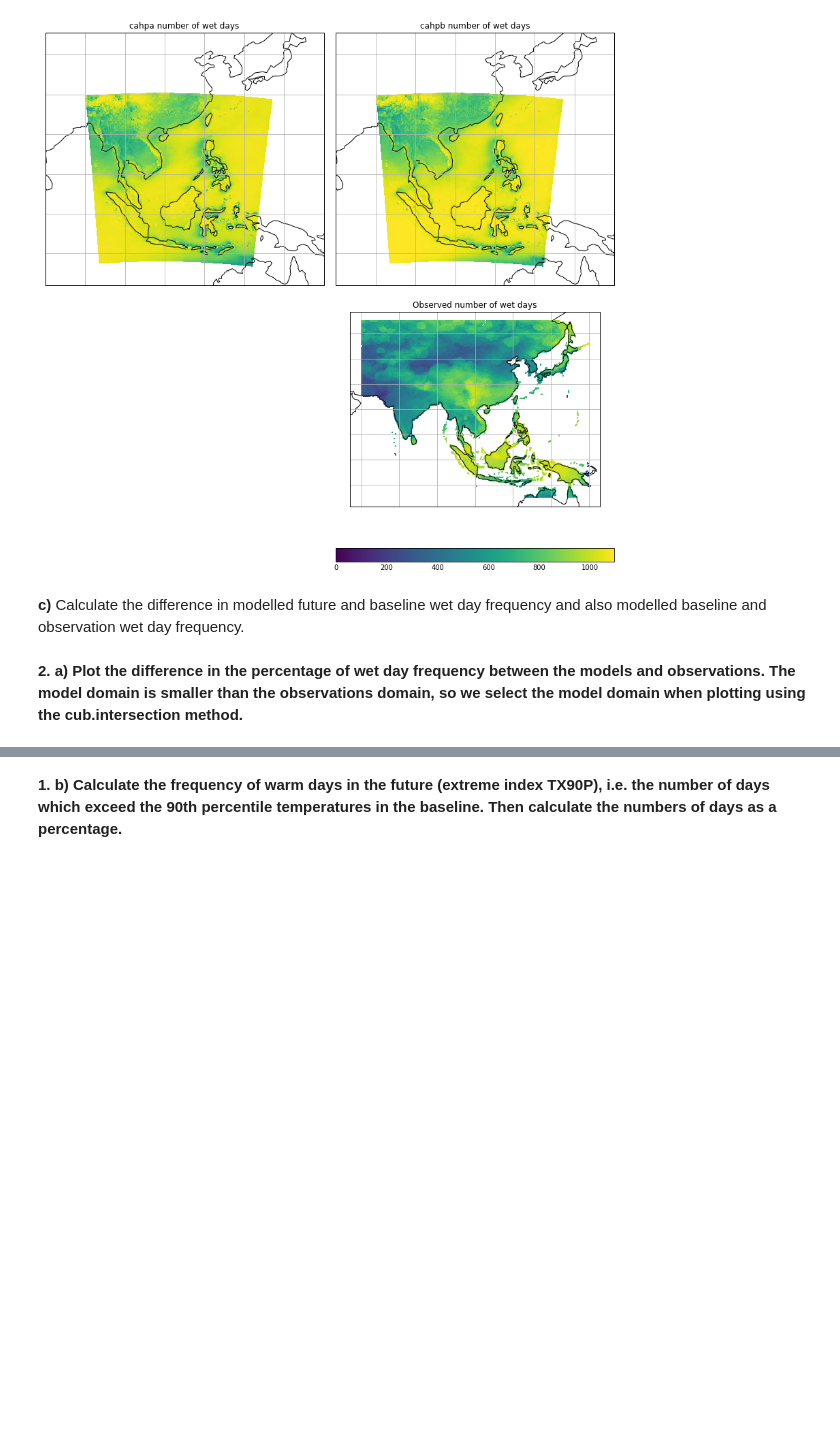
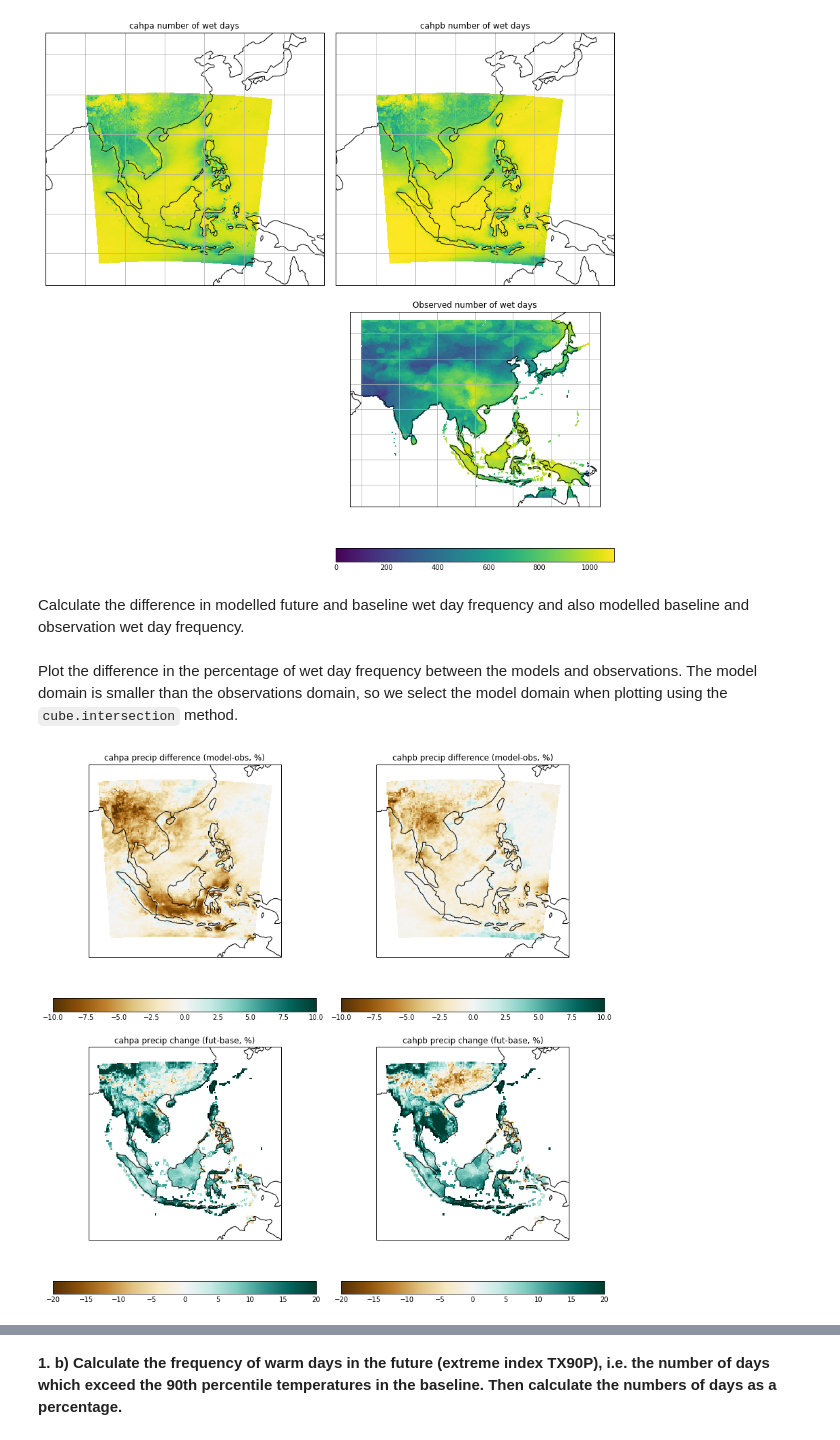
Before and after one commit to MetOffice/PyPRECIS, a Jupyter notebook: notebooks/worksheet3.ipynb, the cells around one changed output, grey strips where cells are left out. Saved outputs shown, nothing was run; the diff lists cells and outputs as text; code cells hidden in the pictures; blank space fills up the shorter version.

```diff
--- a/notebooks/worksheet3.ipynb
+++ b/notebooks/worksheet3.ipynb
@@ -122,7 +127,7 @@ plt.show()
 # %% [output]
 [figure]
 # %% [markdown]
-__c)__ Calculate the difference in modelled future and baseline wet day frequency and also modelled baseline and
+Calculate the difference in modelled future and baseline wet day frequency and also modelled baseline and
 observation wet day frequency.
 # %%
 # Load percentage of wet days data for the APHRODITE observations
@@ -159,41 +171,33 @@ for runid in ['cahpa', 'cahpb']:
 # %% [markdown]
-__2. a) Plot the difference in the percentage of wet day frequency between the models and observations.  The model domain is smaller than the observations domain, so we select the model domain when plotting using the cub.intersection method.__
+Plot the difference in the percentage of wet day frequency between the models and observations.  The model domain is smaller than the observations domain, so we select the model domain when plotting using the `cube.intersection` method.
 # %%
-%matplotlib inline
-
-import iris
-import iris.quickplot as qplt
-import matplotlib.pyplot as plt
-
-iris.FUTURE.netcdf_promote = True
-iris.FUTURE.netcdf_no_unlimited = True
-
-path_clim = "daily/climatology/"
-jobids = ['cahpa', 'cahpb']
-
 # Create a figure of the size 12x12 inches
 plt.figure(figsize=(12, 12))
 
 # Read in the percentage differences in precipitation between the models and obs, and plot them.
 
-for n, jobid in enumerate(jobids):
-    pcent_diff = iris.load_cube(path_clim + jobid + 'a.wetday.pcent.obs_diff.nc')
+for n, runid in enumerate(JOBIDS):
+    infile = os.path.join(CLIMDIR, f'{runid}.wetday.pcent.diff.nc')
+    pcent_diff = iris.load_cube(infile)
     plt.subplot(2, 2, n+1)
-    qplt.pcolormesh(pcent_diff.intersection(longitude=(90, 137), latitude=(-20, 32)), vmax=30, vmin=-30)
-    plt.title(jobid + ' precip difference (model-obs, %)')
+    qplt.pcolormesh(pcent_diff.intersection(longitude=(90, 137), latitude=(-20, 32)),
+                    vmax=10, vmin=-10, cmap='BrBG')
+    plt.title(runid + ' precip difference (model-obs, %)')
     ax = plt.gca()
     ax.coastlines()
-    ax.gridlines()
 
-for n, jobid in enumerate(jobids):
-    pcent_diff = iris.load_cube(path_clim + jobid + 'a.wetday.pcent.diff.nc')
+for n, runid in enumerate(JOBIDS):
+    infile = os.path.join(CLIMDIR, f'{runid}.wetday.pcent.obs_diff.nc')
+    pcent_diff = iris.load_cube(infile)
     plt.subplot(2, 2, n+3)
-    qplt.pcolormesh(pcent_diff.intersection(longitude=(90, 137), latitude=(-20, 32)), vmax=10, vmin=-10)
-    plt.title(jobid + ' precip change (fut-base, %)')
+    qplt.pcolormesh(pcent_diff.intersection(longitude=(90, 137), latitude=(-20, 32)),
+                    vmax=20, vmin=-20, cmap='BrBG')
+    plt.title(runid + ' precip change (fut-base, %)')
     ax = plt.gca()
     ax.coastlines()
-    ax.gridlines()
 
 plt.tight_layout()
 plt.show()
+# %% [output]
+[figure, added]
 # %% [markdown]
```
Also changed, not shown: parts of 26 cells of this notebook.
